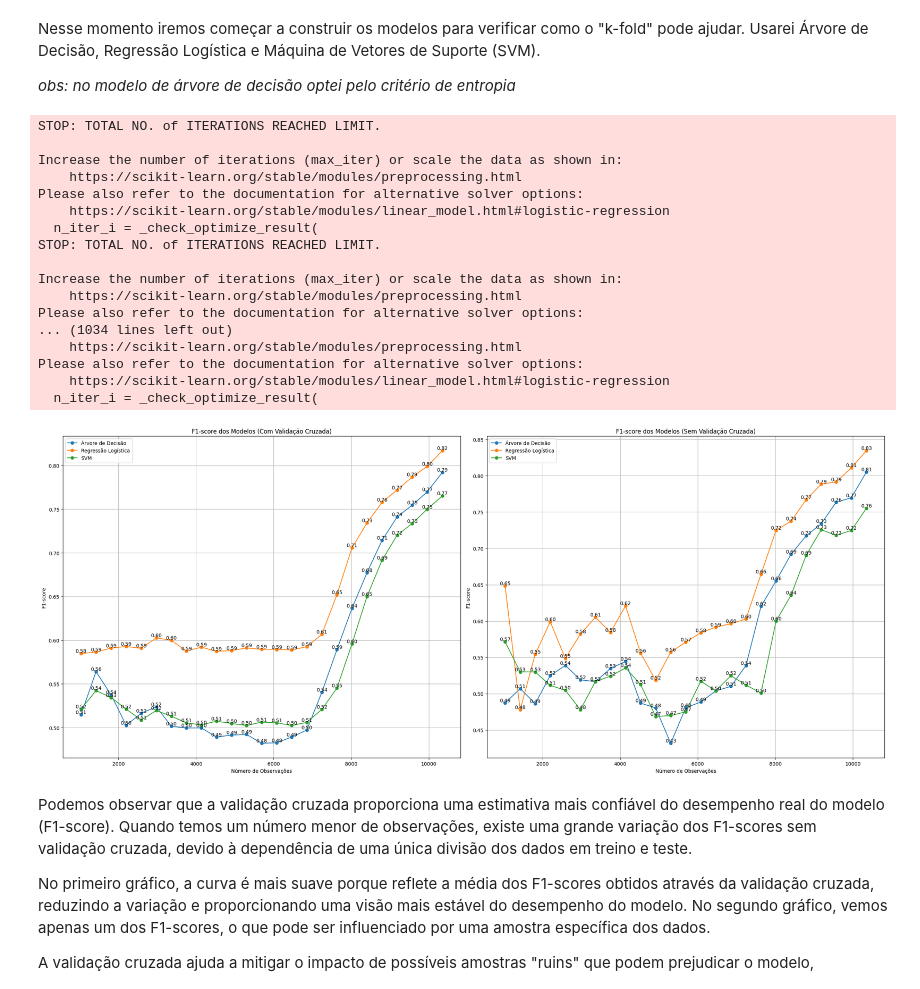
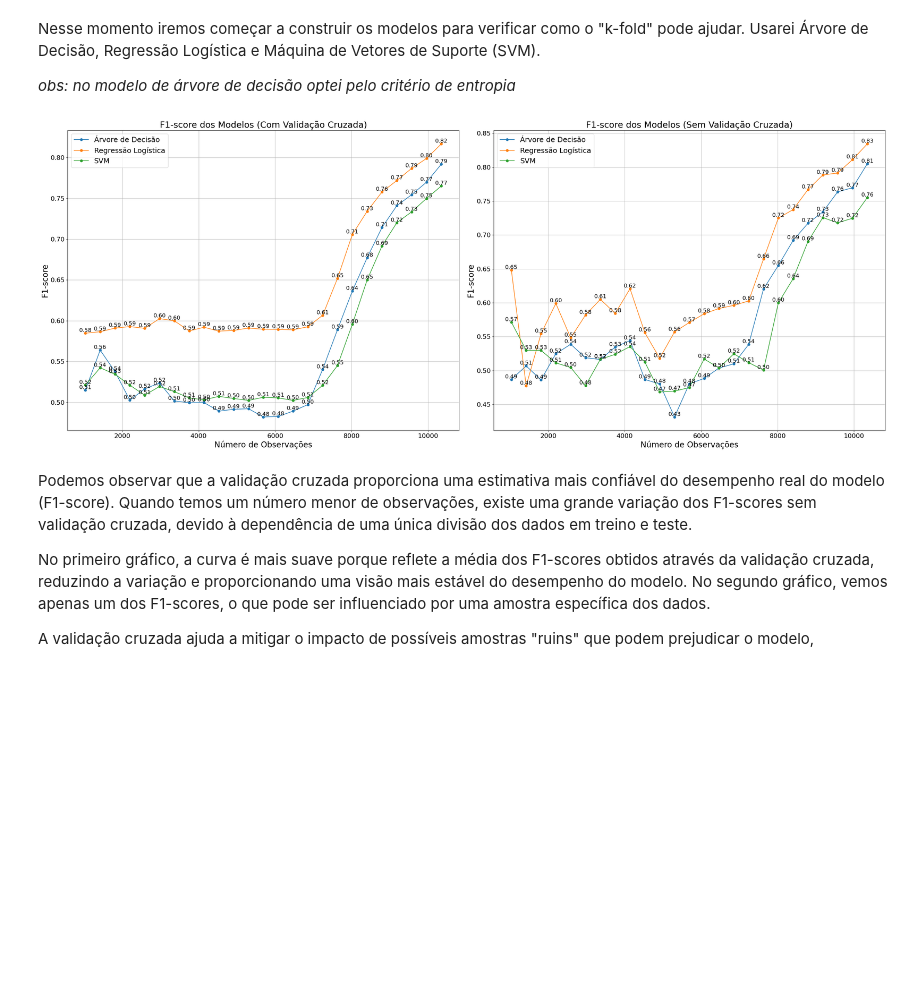
Before and after one commit to PeronxD/Python, a Jupyter notebook: K_Folds.ipynb, the cells around one changed output. Saved outputs shown, nothing was run; the diff lists cells and outputs as text; code cells hidden in the pictures; blank space fills up the shorter version.

```diff
--- a/K_Folds.ipynb
+++ b/K_Folds.ipynb
@@ -132,8 +135,7 @@ from sklearn.svm import SVC
 from sklearn.model_selection import cross_val_score, train_test_split
 from sklearn.metrics import f1_score
 
-
-
+# Supondo que as variáveis X e y já estejam definidas
 # Definição dos modelos
 modelo_arvore_decisao = DecisionTreeClassifier(random_state=1234, criterion='entropy')
 modelo_regressao_log = LogisticRegression(random_state=1234)
@@ -170,10 +172,6 @@ for tamanho in subconjuntos:
     svm_f1_score = np.mean(cross_val_score(modelo_svm, X_sub, y_sub, cv=k, scoring='f1'))
     svm_f1_score_media.append(svm_f1_score)
 
-    # Calcular F1-scores nos dados de teste para diferentes tamanhos de subconjuntos
-    for tamanho in subconjuntos:
-    X_sub, y_sub = X[:tamanho], y[:tamanho]
-
     # Dividir os dados em treino e teste
     X_train, X_test, y_train, y_test = train_test_split(X_sub, y_sub, test_size=0.2, random_state=1234)
 
@@ -193,63 +191,56 @@ for tamanho in subconjuntos:
     svm_f1 = f1_score(y_test, y_pred_svm)
     svm_f1_scores.append(svm_f1)
 
-    # Plotar os resultados lado a lado
-    plt.figure(figsize=(24, 10))
+# Ajustar os parâmetros de exibição do gráfico
+plt.rcParams.update({
+    'font.size': 18,
+    'axes.titlesize': 22,
+    'axes.labelsize': 20,
+    'xtick.labelsize': 16,
+    'ytick.labelsize': 16,
+    'legend.fontsize': 18
+})
 
-  # Plotar o gráfico do F1-score com validação cruzada
+# Plotar os resultados lado a lado
+plt.figure(figsize=(30, 12))
+
+# Plotar o gráfico do F1-score com validação cruzada
 plt.subplot(1, 2, 1)
 plt.plot(subconjuntos, arvores_f1_score_media, label='Árvore de Decisão', marker='o')
 plt.plot(subconjuntos, rl_f1_score_media, label='Regressão Logística', marker='o')
 plt.plot(subconjuntos, svm_f1_score_media, label='SVM', marker='o')
 
 for i, tamanho in enumerate(subconjuntos):
-    plt.text(tamanho, arvores_f1_score_media[i], f'{arvores_f1_score_media[i]:.2f}', ha='center', va='bottom', fontsize=10)
-    plt.text(tamanho, rl_f1_score_media[i], f'{rl_f1_score_media[i]:.2f}', ha='center', va='bottom', fontsize=10)
-    plt.text(tamanho, svm_f1_score_media[i], f'{svm_f1_score_media[i]:.2f}', ha='center', va='bottom', fontsize=10)
+    plt.text(tamanho, arvores_f1_score_media[i], f'{arvores_f1_score_media[i]:.2f}', ha='center', va='bottom', fontsize=14)
+    plt.text(tamanho, rl_f1_score_media[i], f'{rl_f1_score_media[i]:.2f}', ha='center', va='bottom', fontsize=14)
+    plt.text(tamanho, svm_f1_score_media[i], f'{svm_f1_score_media[i]:.2f}', ha='center', va='bottom', fontsize=14)
 plt.xlabel('Número de Observações')
 plt.ylabel('F1-score')
 plt.title('F1-score dos Modelos (Com Validação Cruzada)')
 plt.legend()
 plt.grid(True)
 
-# Plotar o gráfico do F1-score
+# Plotar o gráfico do F1-score nos dados de teste
 plt.subplot(1, 2, 2)
 plt.plot(subconjuntos, arvores_f1_scores, label='Árvore de Decisão', marker='o')
 plt.plot(subconjuntos, rl_f1_scores, label='Regressão Logística', marker='o')
 plt.plot(subconjuntos, svm_f1_scores, label='SVM', marker='o')
 
 for i, tamanho in enumerate(subconjuntos):
-    plt.text(tamanho, arvores_f1_scores[i], f'{arvores_f1_scores[i]:.2f}', ha='center', va='bottom', fontsize=10)
-    plt.text(tamanho, rl_f1_scores[i], f'{rl_f1_scores[i]:.2f}', ha='center', va='bottom', fontsize=10)
-    plt.text(tamanho, svm_f1_scores[i], f'{svm_f1_scores[i]:.2f}', ha='center', va='bottom', fontsize=10)
+    plt.text(tamanho, arvores_f1_scores[i], f'{arvores_f1_scores[i]:.2f}', ha='center', va='bottom', fontsize=14)
+    plt.text(tamanho, rl_f1_scores[i], f'{rl_f1_scores[i]:.2f}', ha='center', va='bottom', fontsize=14)
+    plt.text(tamanho, svm_f1_scores[i], f'{svm_f1_scores[i]:.2f}', ha='center', va='bottom', fontsize=14)
 
 plt.xlabel('Número de Observações')
 plt.ylabel('F1-score')
 plt.title('F1-score dos Modelos (Sem Validação Cruzada)')
 plt.legend()
 plt.grid(True)
 
 plt.tight_layout()
 plt.show()
 # %% [output]
-STOP: TOTAL NO. of ITERATIONS REACHED LIMIT.
-
-Increase the number of iterations (max_iter) or scale the data as shown in:
-    https://scikit-learn.org/stable/modules/preprocessing.html
-Please also refer to the documentation for alternative solver options:
-    https://scikit-learn.org/stable/modules/linear_model.html#logistic-regression
-  n_iter_i = _check_optimize_result(
-STOP: TOTAL NO. of ITERATIONS REACHED LIMIT.
-
-Increase the number of iterations (max_iter) or scale the data as shown in:
-    https://scikit-learn.org/stable/modules/preprocessing.html
-Please also refer to the documentation for alternative solver options:
-... (1034 lines left out)
-    https://scikit-learn.org/stable/modules/preprocessing.html
-Please also refer to the documentation for alternative solver options:
-    https://scikit-learn.org/stable/modules/linear_model.html#logistic-regression
-  n_iter_i = _check_optimize_result(
-[figure, old version]
+[figure, new version]
 # %% [markdown]
 Podemos observar que a validação cruzada proporciona uma estimativa mais confiável do desempenho real do modelo (F1-score). Quando temos um número menor de observações, existe uma grande variação dos F1-scores sem validação cruzada, devido à dependência de uma única divisão dos dados em treino e teste.
 
```
Also changed, not shown: parts of 2 cells of this notebook.
